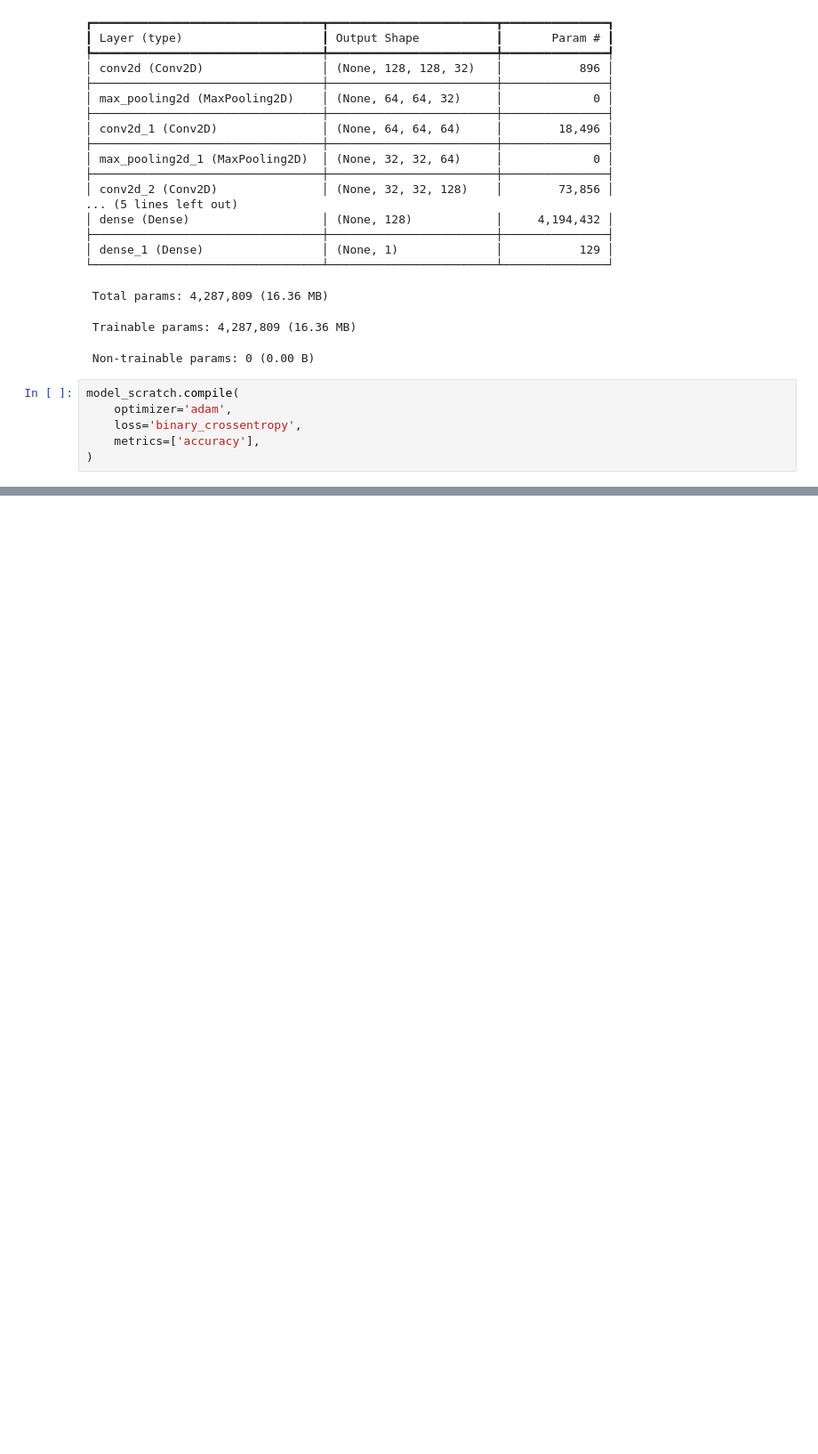
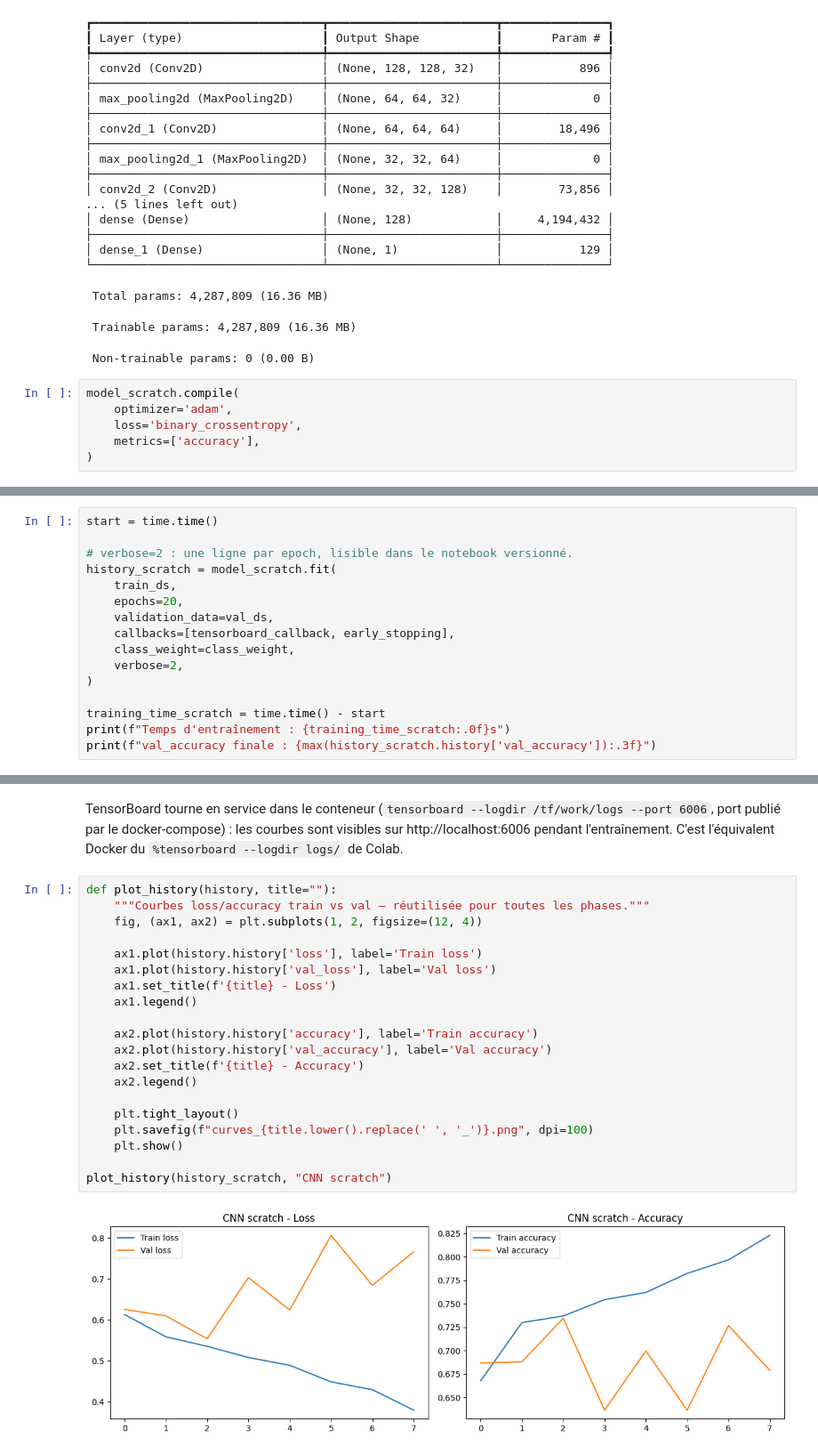
Before and after one commit to TheoKraichette/deeplearning-j3-cnn-classification-images-KRAICHETTE-Theo, a Jupyter notebook: cnn_pneumonie.ipynb, the cells around one changed output, grey strips where cells are left out. Shown at 89% size. Cells and saved outputs as stored; diff of their text form; blank space fills up the shorter version.

Commit message:
phase 1.4 training scratch

```diff
--- a/cnn_pneumonie.ipynb
+++ b/cnn_pneumonie.ipynb
@@ -270,0 +293,16 @@ model_scratch.compile(
+# %%
+start = time.time()
+
+# verbose=2 : une ligne par epoch, lisible dans le notebook versionné.
+history_scratch = model_scratch.fit(
+    train_ds,
+    epochs=20,
+    validation_data=val_ds,
+    callbacks=[tensorboard_callback, early_stopping],
+    class_weight=class_weight,
+    verbose=2,
+)
+
+training_time_scratch = time.time() - start
+print(f"Temps d'entraînement : {training_time_scratch:.0f}s")
+print(f"val_accuracy finale : {max(history_scratch.history['val_accuracy']):.3f}")
@@ -270,0 +328,24 @@ model_scratch.compile(
+# %% [markdown]
+TensorBoard tourne en service dans le conteneur (`tensorboard --logdir /tf/work/logs --port 6006`, port publié par le docker-compose) : les courbes sont visibles sur http://localhost:6006 pendant l'entraînement. C'est l'équivalent Docker du `%tensorboard --logdir logs/` de Colab.
+# %%
+def plot_history(history, title=""):
+    """Courbes loss/accuracy train vs val — réutilisée pour toutes les phases."""
+    fig, (ax1, ax2) = plt.subplots(1, 2, figsize=(12, 4))
+
+    ax1.plot(history.history['loss'], label='Train loss')
+    ax1.plot(history.history['val_loss'], label='Val loss')
+    ax1.set_title(f'{title} - Loss')
+    ax1.legend()
+
+    ax2.plot(history.history['accuracy'], label='Train accuracy')
+    ax2.plot(history.history['val_accuracy'], label='Val accuracy')
+    ax2.set_title(f'{title} - Accuracy')
+    ax2.legend()
+
+    plt.tight_layout()
+    plt.savefig(f"curves_{title.lower().replace(' ', '_')}.png", dpi=100)
+    plt.show()
+
+plot_history(history_scratch, "CNN scratch")
+# %% [output]
+[figure, added]
```
Also changed, not shown: parts of 4 cells of this notebook, 1 other file.
